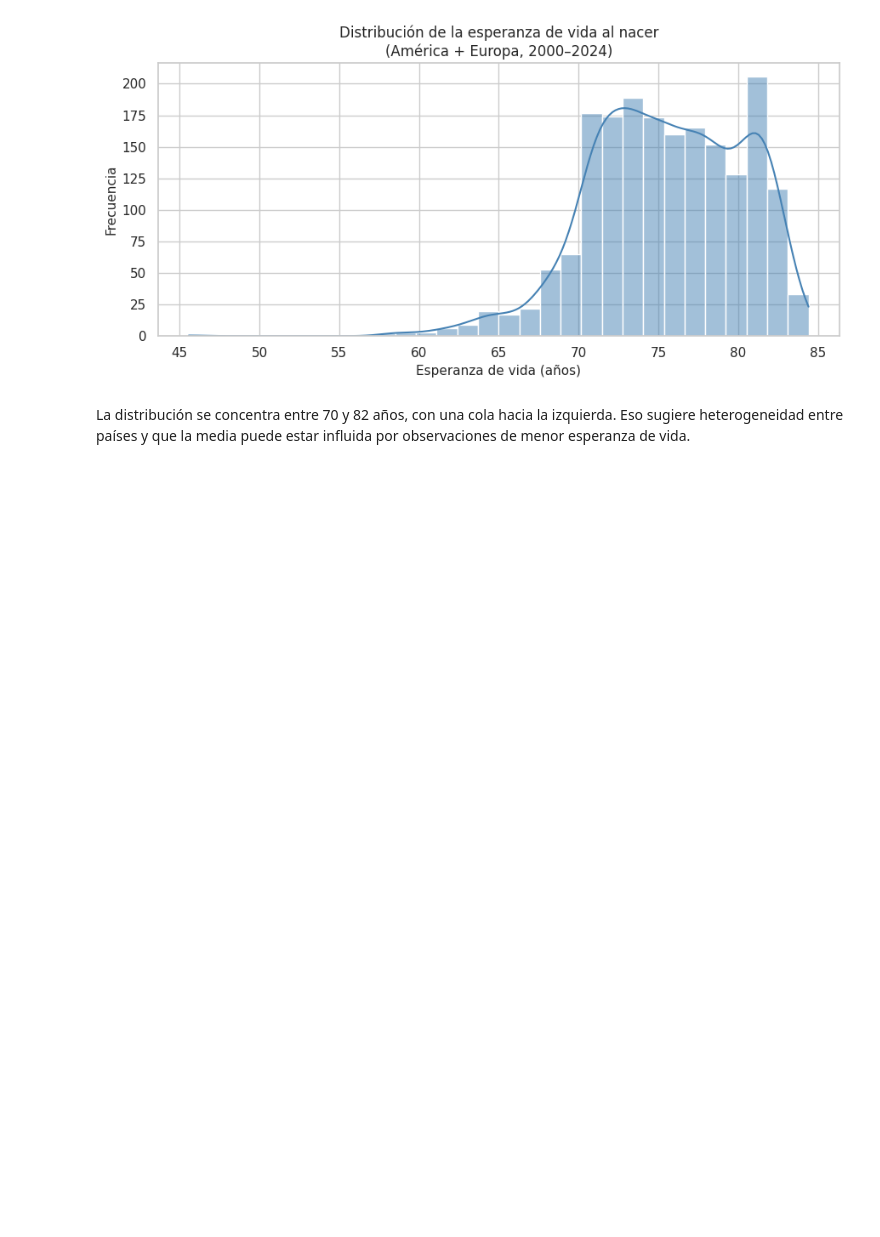
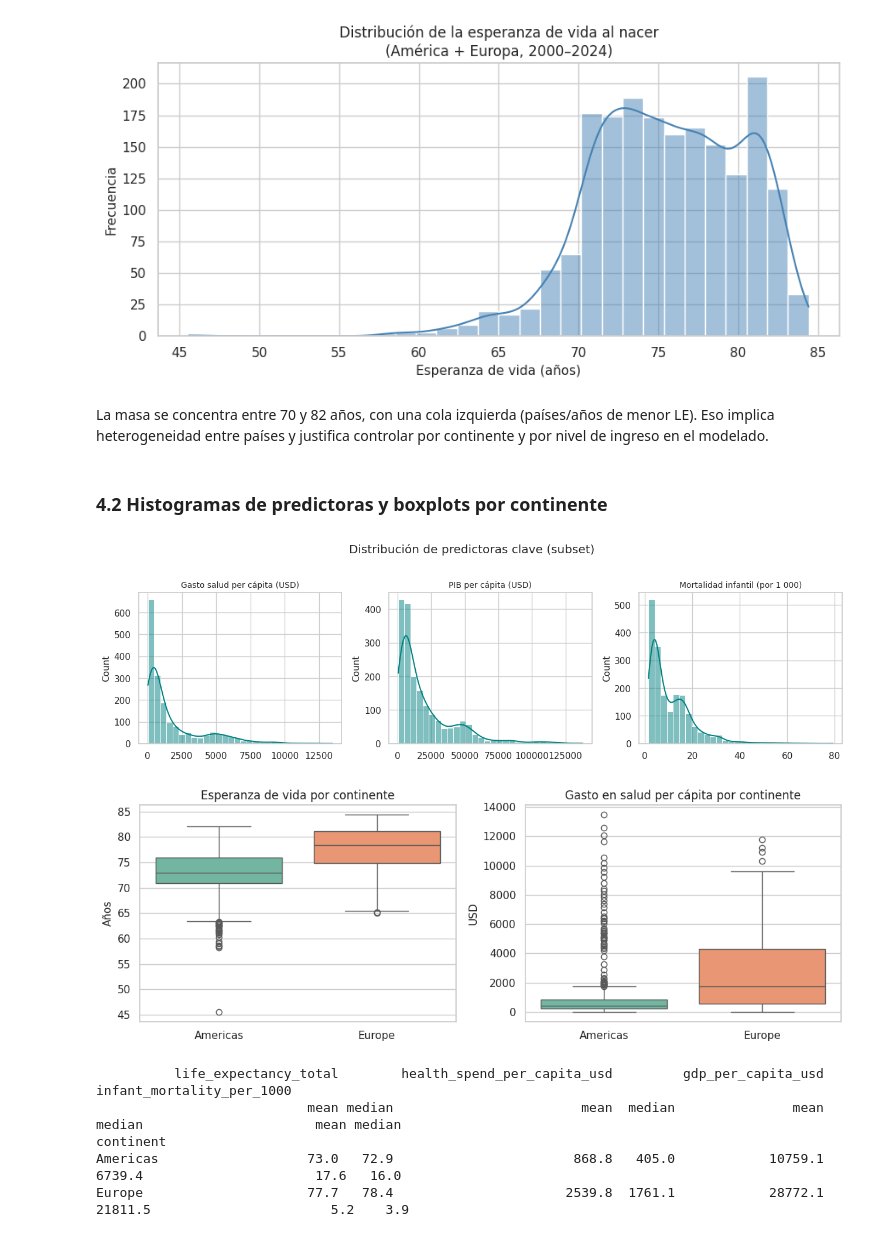
Before and after one commit to syltaer-utp/Project-S100, a Jupyter notebook: S100_Equipo2_ParteI.ipynb, the cells around one changed output. Cells and saved outputs as stored; diff of their text form; code cells hidden in the pictures; blank space fills up the shorter version.

Commit message:
Ajuste - Se realizan los ajustes comentados por el Profesor - Se realiza exploración preliminar de la data completa y del subset - Se añaden más puntos de exploración exclusivos del cuaderno

```diff
--- a/S100_Equipo2_ParteI.ipynb
+++ b/S100_Equipo2_ParteI.ipynb
@@ -211,4 +203,45 @@ plt.show()
 # %% [output]
 [figure]
 # %% [markdown]
-La distribución se concentra entre 70 y 82 años, con una cola hacia la izquierda. Eso sugiere heterogeneidad entre países y que la media puede estar influida por observaciones de menor esperanza de vida.
+La masa se concentra entre 70 y 82 años, con una cola izquierda (países/años de menor LE). Eso implica heterogeneidad entre países y justifica controlar por continente y por nivel de ingreso en el modelado.
+# %% [markdown]
+### 4.2 Histogramas de predictoras y boxplots por continente
+# %%
+fig, axes = plt.subplots(1, 3, figsize=(13, 3.8))
+for ax, col, label in zip(
+    axes,
+    ["health_spend_per_capita_usd", "gdp_per_capita_usd", "infant_mortality_per_1000"],
+    ["Gasto salud per cápita (USD)", "PIB per cápita (USD)", "Mortalidad infantil (por 1 000)"]
+):
+    sns.histplot(data=df_subset, x=col, bins=30, kde=True, color="teal", ax=ax)
+    ax.set_title(label, fontsize=10)
+    ax.set_xlabel("")
+plt.suptitle("Distribución de predictoras clave (subset)", y=1.02)
+plt.tight_layout()
+plt.savefig("fig_hist_predictoras.png", dpi=150, bbox_inches="tight")
+plt.show()
+
+fig, axes = plt.subplots(1, 2, figsize=(11, 4))
+sns.boxplot(data=df_subset, x="continent", y="life_expectancy_total", hue="continent",
+            ax=axes[0], palette="Set2", legend=False)
+axes[0].set_title("Esperanza de vida por continente")
+axes[0].set_xlabel("")
+axes[0].set_ylabel("Años")
+sns.boxplot(data=df_subset, x="continent", y="health_spend_per_capita_usd", hue="continent",
+            ax=axes[1], palette="Set2", legend=False)
+axes[1].set_title("Gasto en salud per cápita por continente")
+axes[1].set_xlabel("")
+axes[1].set_ylabel("USD")
+plt.tight_layout()
+plt.savefig("fig_box_continent.png", dpi=150, bbox_inches="tight")
+plt.show()
+
+print(df_subset.groupby("continent")[desc_vars].agg(["mean", "median"]).round(1).to_string())
+# %% [output]
+[figure, added]
+[figure, added]
+          life_expectancy_total        health_spend_per_capita_usd         gdp_per_capita_usd          infant_mortality_per_1000
+                           mean median                        mean  median               mean   median                      mean median
+continent
+Americas                   73.0   72.9                       868.8   405.0            10759.1   6739.4                      17.6   16.0
+Europe                     77.7   78.4                      2539.8  1761.1            28772.1  21811.5                       5.2    3.9
```
Also changed, not shown: parts of 32 cells of this notebook.
